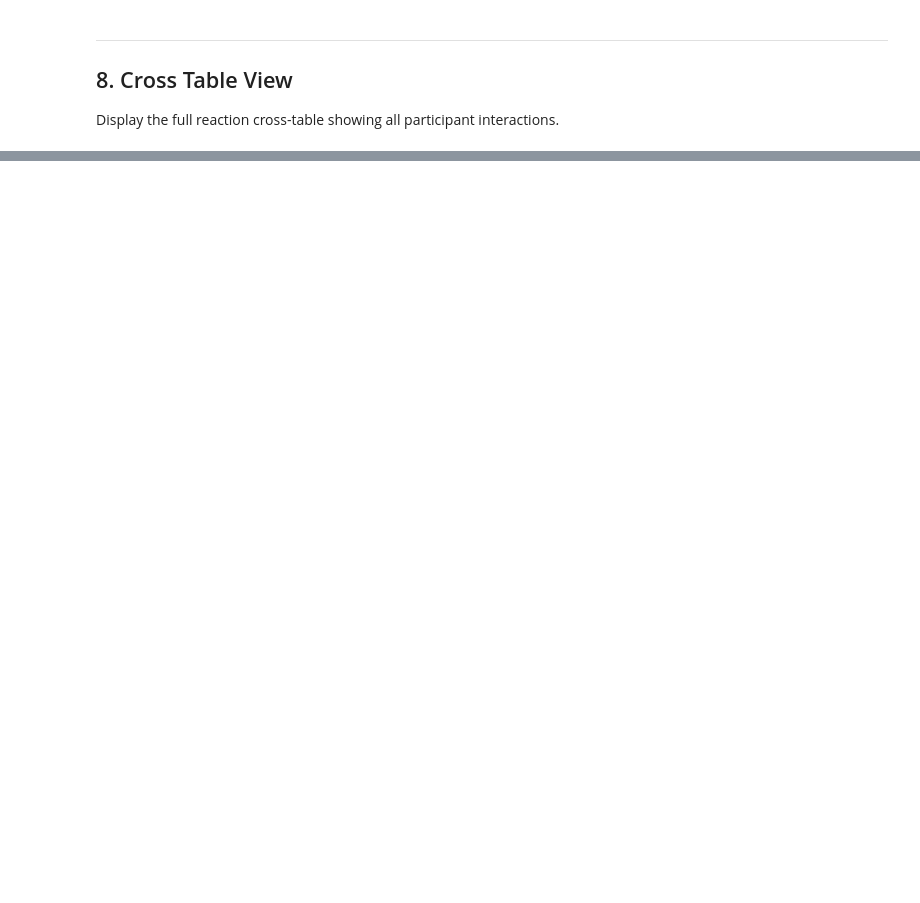
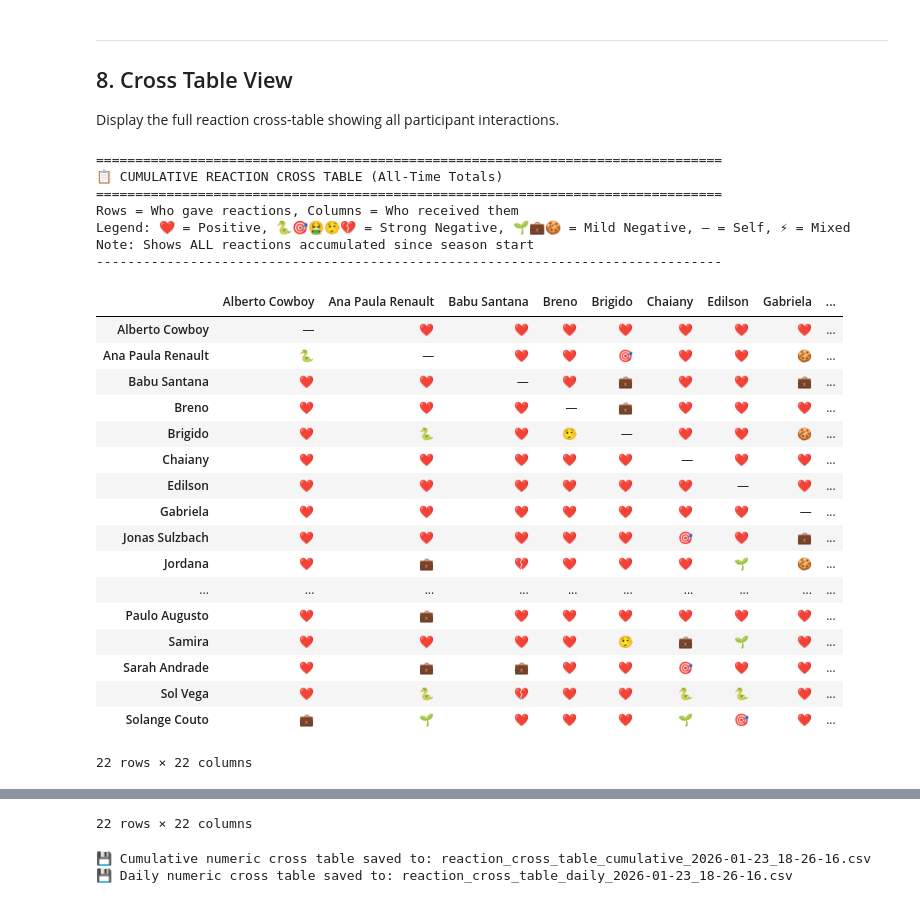
Before and after one commit to ferazambuja/BBB26, a Jupyter notebook: BBB.ipynb, the cells around one changed output, grey strips where cells are left out. Cells and saved outputs as stored; diff of their text form; code cells hidden in the pictures; blank space fills up the shorter version.

```diff
--- a/BBB.ipynb
+++ b/BBB.ipynb
@@ -842,0 +1347,74 @@ print(f"\n💾 Cross table saved to: {csv_filename}")
+# %%
+# Display CUMULATIVE cross tables (all-time totals)
+print("\n" + "="*80)
+print("📋 CUMULATIVE REACTION CROSS TABLE (All-Time Totals)")
+print("="*80)
+print("Rows = Who gave reactions, Columns = Who received them")
+print("Legend: ❤️ = Positive, 🐍🎯🤮🤥💔 = Strong Negative, 🌱💼🍪 = Mild Negative, — = Self, ⚡ = Mixed")
+print("Note: Shows ALL reactions accumulated since season start")
+print("-"*80)
+display(emoji_cross_table)
+
+# Display TRANSITION cross table (showing reaction changes: 🎯->❤️)
+if transition_cross_table is not None:
+    print("\n" + "="*80)
+    print("🔄 REACTION TRANSITIONS (Previous Day → Current Day)")
+    print("="*80)
+    print("Rows = Who gave reactions, Columns = Who received them")
+    print("Format: PREVIOUS->CURRENT (e.g., 🎯->❤️ means changed from Alvo/Target to Heart/Positive)")
+    print("Legend: ❤️ = Positive, 🐍🎯🤮🤥💔 = Strong Negative, 🌱💼🍪 = Mild Negative, — = Self, X = Removed, NEW: = New")
+    print("Note: Shows how reactions CHANGED between previous day and current day")
+    print("-"*80)
+    display(transition_cross_table)
+elif daily_emoji_cross_table is not None:
+    print("\n" + "="*80)
+    print("📅 DAILY REACTION CROSS TABLE (New Reactions Only)")
+    print("="*80)
+    print("Rows = Who gave reactions, Columns = Who received them")
+    print("Legend: ❤️ = Positive, 🐍🎯🤮🤥💔 = Strong Negative, 🌱💼🍪 = Mild Negative, — = Self, ⚡ = Mixed")
+    print("Note: Shows ONLY new reactions added since the previous day's snapshot")
+    print("-"*80)
+    display(daily_emoji_cross_table)
+else:
+    print("\n" + "="*80)
+    print("📅 DAILY REACTION CROSS TABLE")
+    print("="*80)
+    print("⚠️ Daily/Transition cross table not available - need previous day's data for comparison")
+    print("   (This is normal for the first run or if previous day data is missing)")
+
+# Save cross tables to CSV for reference
+timestamp = datetime.now().strftime("%Y-%m-%d_%H-%M-%S")
+csv_filename_cumulative = f"reaction_cross_table_cumulative_{timestamp}.csv"
+cross_table.to_csv(csv_filename_cumulative)
+print(f"\n💾 Cumulative numeric cross table saved to: {csv_filename_cumulative}")
+
+if daily_cross_table is not None:
+    csv_filename_daily = f"reaction_cross_table_daily_{timestamp}.csv"
+    daily_cross_table.to_csv(csv_filename_daily)
+    print(f"💾 Daily numeric cross table saved to: {csv_filename_daily}")
+# %% [output]
+================================================================================
+📋 CUMULATIVE REACTION CROSS TABLE (All-Time Totals)
+================================================================================
+Rows = Who gave reactions, Columns = Who received them
+Legend: ❤️ = Positive, 🐍🎯🤮🤥💔 = Strong Negative, 🌱💼🍪 = Mild Negative, — = Self, ⚡ = Mixed
+Note: Shows ALL reactions accumulated since season start
+--------------------------------------------------------------------------------
+|  | Alberto Cowboy | Ana Paula Renault | Babu Santana | Breno | Brigido | Chaiany | Edilson | Gabriela | ... |
+| Alberto Cowboy | — | ❤️ | ❤️ | ❤️ | ❤️ | ❤️ | ❤️ | ❤️ | ... |
+| Ana Paula Renault | 🐍 | — | ❤️ | ❤️ | 🎯 | ❤️ | ❤️ | 🍪 | ... |
+| Babu Santana | ❤️ | ❤️ | — | ❤️ | 💼 | ❤️ | ❤️ | 💼 | ... |
+| Breno | ❤️ | ❤️ | ❤️ | — | 💼 | ❤️ | ❤️ | ❤️ | ... |
+| Brigido | ❤️ | 🐍 | ❤️ | 🤥 | — | ❤️ | ❤️ | 🍪 | ... |
+| Chaiany | ❤️ | ❤️ | ❤️ | ❤️ | ❤️ | — | ❤️ | ❤️ | ... |
+| Edilson | ❤️ | ❤️ | ❤️ | ❤️ | ❤️ | ❤️ | — | ❤️ | ... |
+| Gabriela | ❤️ | ❤️ | ❤️ | ❤️ | ❤️ | ❤️ | ❤️ | — | ... |
+| Jonas Sulzbach | ❤️ | ❤️ | ❤️ | ❤️ | ❤️ | 🎯 | ❤️ | 💼 | ... |
+| Jordana | ❤️ | 💼 | 💔 | ❤️ | ❤️ | ❤️ | 🌱 | 🍪 | ... |
+| ... | ... | ... | ... | ... | ... | ... | ... | ... | ... |
+| Paulo Augusto | ❤️ | 💼 | ❤️ | ❤️ | ❤️ | ❤️ | ❤️ | ❤️ | ... |
+| Samira | ❤️ | ❤️ | ❤️ | ❤️ | 🤥 | 💼 | 🌱 | ❤️ | ... |
+| Sarah Andrade | ❤️ | 💼 | 💼 | ❤️ | ❤️ | 🎯 | ❤️ | ❤️ | ... |
+| Sol Vega | ❤️ | 🐍 | 💔 | ❤️ | ❤️ | 🐍 | 🐍 | ❤️ | ... |
+| Solange Couto | 💼 | 🌱 | ❤️ | ❤️ | ❤️ | 🌱 | 🎯 | ❤️ | ... |
+22 rows × 22 columns
@@ -842,0 +1446,3 @@ print(f"\n💾 Cross table saved to: {csv_filename}")
+22 rows × 22 columns
+💾 Cumulative numeric cross table saved to: reaction_cross_table_cumulative_2026-01-23_18-26-16.csv
+💾 Daily numeric cross table saved to: reaction_cross_table_daily_2026-01-23_18-26-16.csv
```
Also changed, not shown: parts of 16 cells of this notebook, 41 other files.
